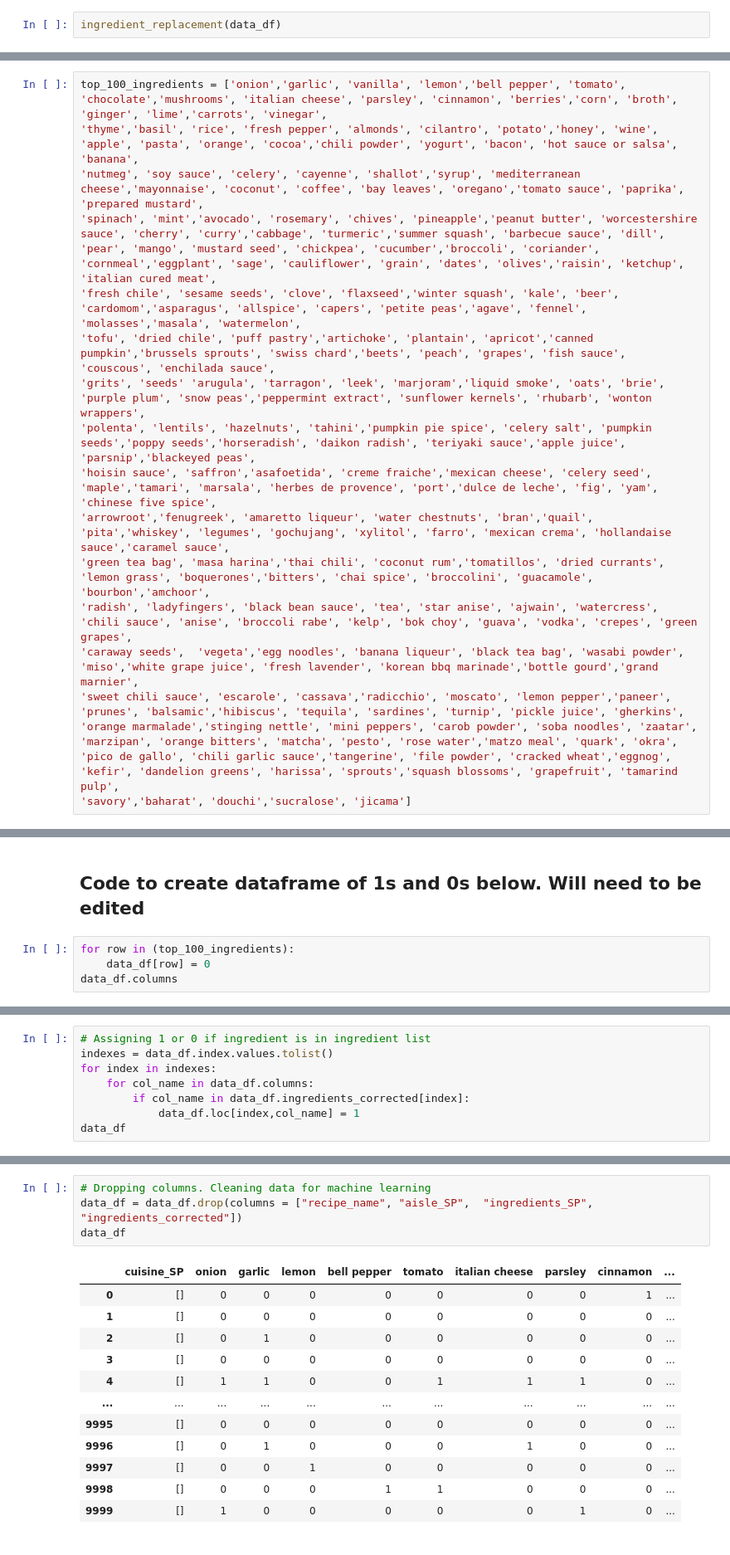
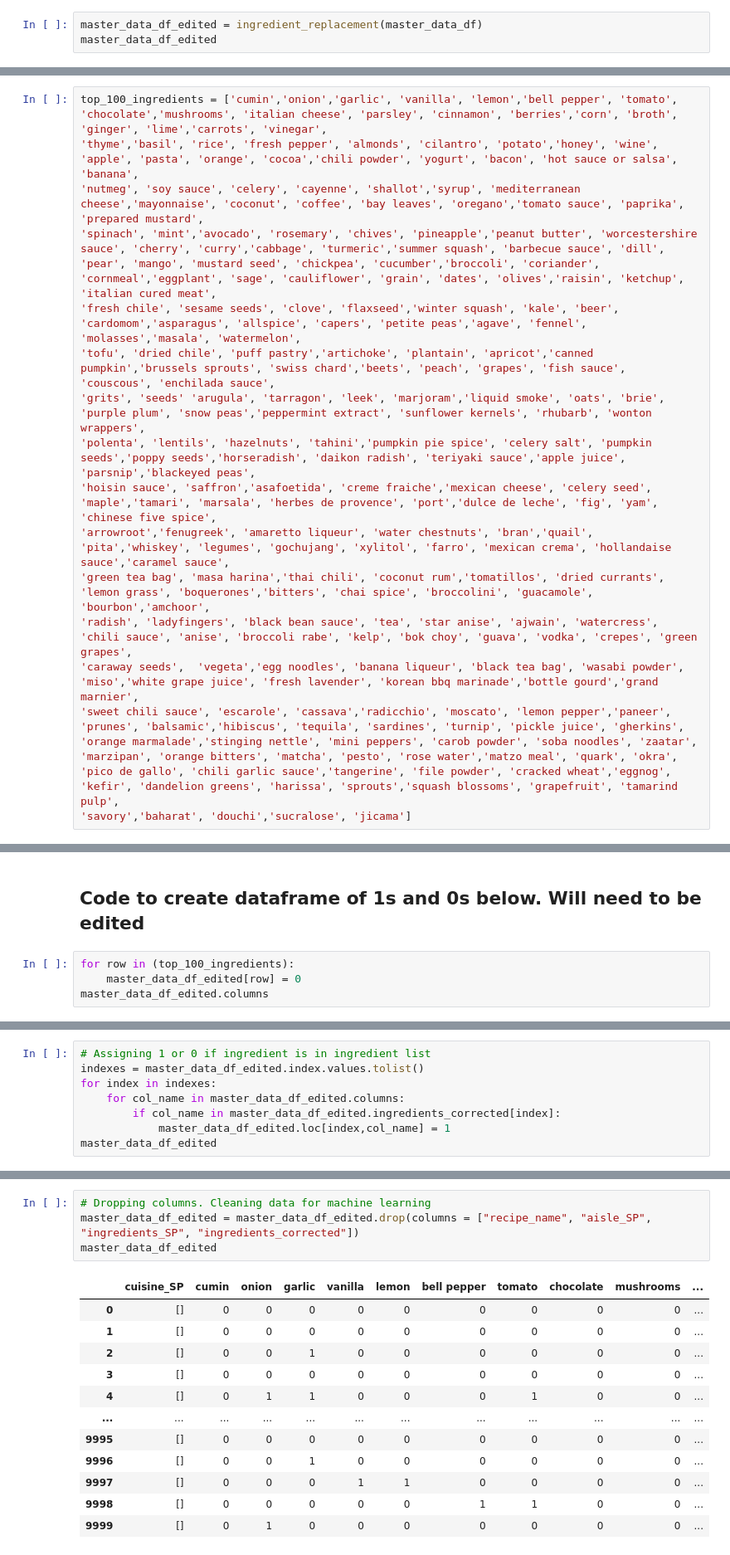
Before and after one commit to ccwillmore/Recipe_project, a Jupyter notebook: secondary_processing_dataframe_master.ipynb, the cells around one changed output, grey strips where cells are left out. Shown at 83% size. Cells and saved outputs as stored; diff of their text form.

Commit message:
repaired regex to get cumin in ingredients list and exported 10000 recipes to new folder

```diff
--- a/secondary_processing_dataframe_master.ipynb
+++ b/secondary_processing_dataframe_master.ipynb
@@ -383,5 +397,6 @@ def ingredient_replacement (data_df):
 # %%
-ingredient_replacement(data_df)
+master_data_df_edited = ingredient_replacement(master_data_df)
+master_data_df_edited
 # %% [output]
 |  | recipe_name | cuisine_SP | aisle_SP | ingredients_SP | ingredients_corrected |
 | 0 | Pear-ginger upside-down cake | [] | [Baking, Baking, Milk, Eggs, Othe... | [low sodium baking powder, baking... | [baking powder, baking soda, butt... |
@@ -429,7 +462,7 @@ array(['sugar', 'salt', 'milk or cream', 'oil', 'egg', 'butter', 'onion',
 # %% [markdown]
 ## List of top 100 ingredients
 # %%
-top_100_ingredients = ['onion','garlic', 'vanilla', 'lemon','bell pepper', 'tomato', 'chocolate','mushrooms', 'italian cheese', 'parsley', 'cinnamon', 'berries','corn', 'broth', 'ginger', 'lime','carrots', 'vinegar',
+top_100_ingredients = ['cumin','onion','garlic', 'vanilla', 'lemon','bell pepper', 'tomato', 'chocolate','mushrooms', 'italian cheese', 'parsley', 'cinnamon', 'berries','corn', 'broth', 'ginger', 'lime','carrots', 'vinegar',
 'thyme','basil', 'rice', 'fresh pepper', 'almonds', 'cilantro', 'potato','honey', 'wine', 'apple', 'pasta', 'orange', 'cocoa','chili powder', 'yogurt', 'bacon', 'hot sauce or salsa', 'banana',
 'nutmeg', 'soy sauce', 'celery', 'cayenne', 'shallot','syrup', 'mediterranean cheese','mayonnaise', 'coconut', 'coffee', 'bay leaves', 'oregano','tomato sauce', 'paprika', 'prepared mustard',
 'spinach', 'mint','avocado', 'rosemary', 'chives', 'pineapple','peanut butter', 'worcestershire sauce', 'cherry', 'curry','cabbage', 'turmeric','summer squash', 'barbecue sauce', 'dill',
@@ -453,7 +486,7 @@ top_100_ingredients = ['onion','garlic', 'vanilla', 'lemon','bell pepper', 'toma
 ## Code to create dataframe of 1s and 0s below.  Will need to be edited
 # %%
 for row in (top_100_ingredients):
-    data_df[row] = 0
-data_df.columns
+    master_data_df_edited[row] = 0
+master_data_df_edited.columns
 # %% [output]
 Index(['recipe_name', 'cuisine_SP', 'aisle_SP', 'ingredients_SP',
@@ -482,9 +514,9 @@ data_df
 # %%
 # Assigning 1 or 0 if ingredient is in ingredient list
-indexes = data_df.index.values.tolist()
+indexes = master_data_df_edited.index.values.tolist()
 for index in indexes:
-    for col_name in data_df.columns:
-        if col_name in data_df.ingredients_corrected[index]:
-            data_df.loc[index,col_name] = 1
-data_df
+    for col_name in master_data_df_edited.columns:
+        if col_name in master_data_df_edited.ingredients_corrected[index]:
+            master_data_df_edited.loc[index,col_name] = 1
+master_data_df_edited
 # %% [output]
@@ -504,17 +536,17 @@ data_df
 # %%
 # Dropping columns. Cleaning data for machine learning
-data_df = data_df.drop(columns = ["recipe_name", "aisle_SP",  "ingredients_SP", "ingredients_corrected"])
-data_df
+master_data_df_edited = master_data_df_edited.drop(columns = ["recipe_name", "aisle_SP",  "ingredients_SP", "ingredients_corrected"])
+master_data_df_edited
 # %% [output]
-|  | cuisine_SP | onion | garlic | lemon | bell pepper | tomato | italian cheese | parsley | cinnamon | ... |
-| 0 | [] | 0 | 0 | 0 | 0 | 0 | 0 | 0 | 1 | ... |
-| 1 | [] | 0 | 0 | 0 | 0 | 0 | 0 | 0 | 0 | ... |
-| 2 | [] | 0 | 1 | 0 | 0 | 0 | 0 | 0 | 0 | ... |
-| 3 | [] | 0 | 0 | 0 | 0 | 0 | 0 | 0 | 0 | ... |
-| 4 | [] | 1 | 1 | 0 | 0 | 1 | 1 | 1 | 0 | ... |
-| ... | ... | ... | ... | ... | ... | ... | ... | ... | ... | ... |
-| 9995 | [] | 0 | 0 | 0 | 0 | 0 | 0 | 0 | 0 | ... |
-| 9996 | [] | 0 | 1 | 0 | 0 | 0 | 1 | 0 | 0 | ... |
-| 9997 | [] | 0 | 0 | 1 | 0 | 0 | 0 | 0 | 0 | ... |
-| 9998 | [] | 0 | 0 | 0 | 1 | 1 | 0 | 0 | 0 | ... |
-| 9999 | [] | 1 | 0 | 0 | 0 | 0 | 0 | 1 | 0 | ... |
+|  | cuisine_SP | cumin | onion | garlic | vanilla | lemon | bell pepper | tomato | chocolate | mushrooms | ... |
+| 0 | [] | 0 | 0 | 0 | 0 | 0 | 0 | 0 | 0 | 0 | ... |
+| 1 | [] | 0 | 0 | 0 | 0 | 0 | 0 | 0 | 0 | 0 | ... |
+| 2 | [] | 0 | 0 | 1 | 0 | 0 | 0 | 0 | 0 | 0 | ... |
+| 3 | [] | 0 | 0 | 0 | 0 | 0 | 0 | 0 | 0 | 0 | ... |
+| 4 | [] | 0 | 1 | 1 | 0 | 0 | 0 | 1 | 0 | 0 | ... |
+| ... | ... | ... | ... | ... | ... | ... | ... | ... | ... | ... | ... |
+| 9995 | [] | 0 | 0 | 0 | 0 | 0 | 0 | 0 | 0 | 0 | ... |
+| 9996 | [] | 0 | 0 | 1 | 0 | 0 | 0 | 0 | 0 | 0 | ... |
+| 9997 | [] | 0 | 0 | 0 | 1 | 1 | 0 | 0 | 0 | 0 | ... |
+| 9998 | [] | 0 | 0 | 0 | 0 | 0 | 1 | 1 | 0 | 0 | ... |
+| 9999 | [] | 0 | 1 | 0 | 0 | 0 | 0 | 0 | 0 | 0 | ... |
```
Also changed, not shown: parts of 14 cells of this notebook, 1 other file.
